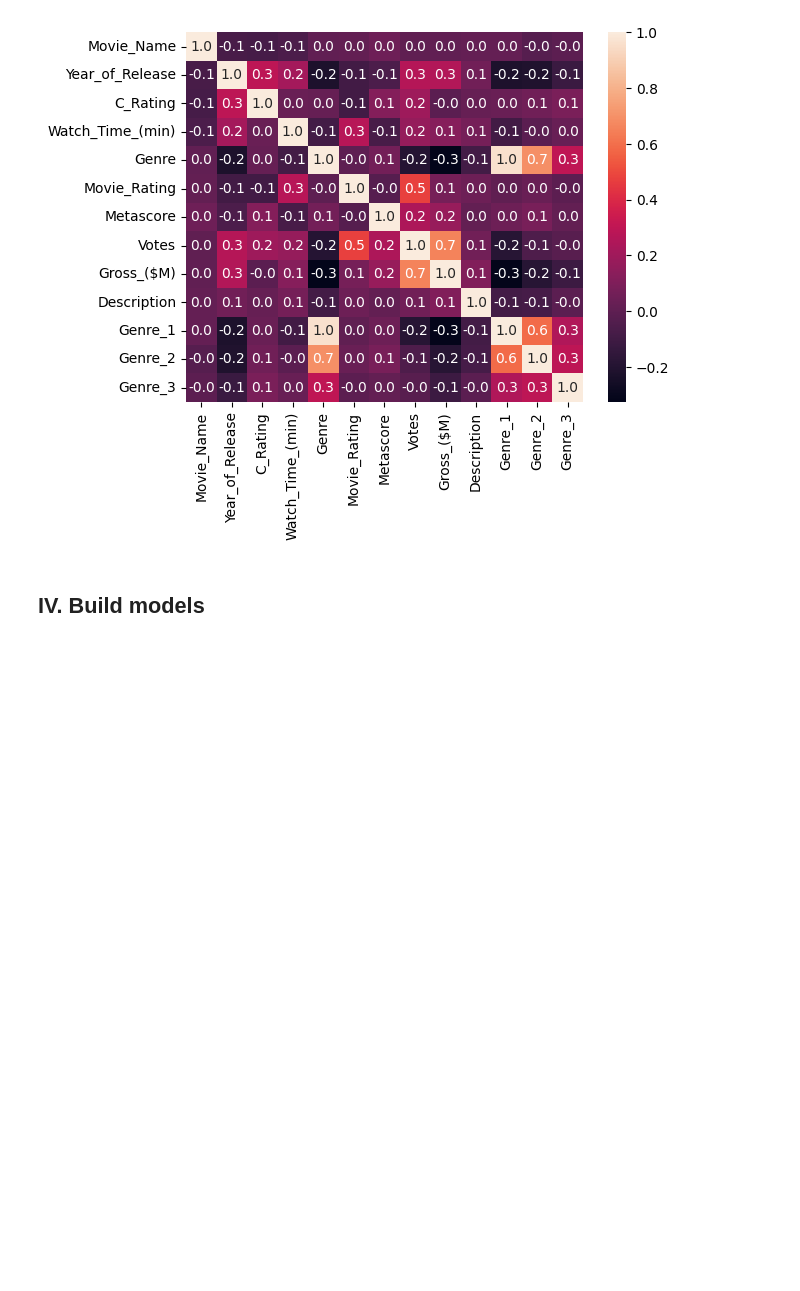
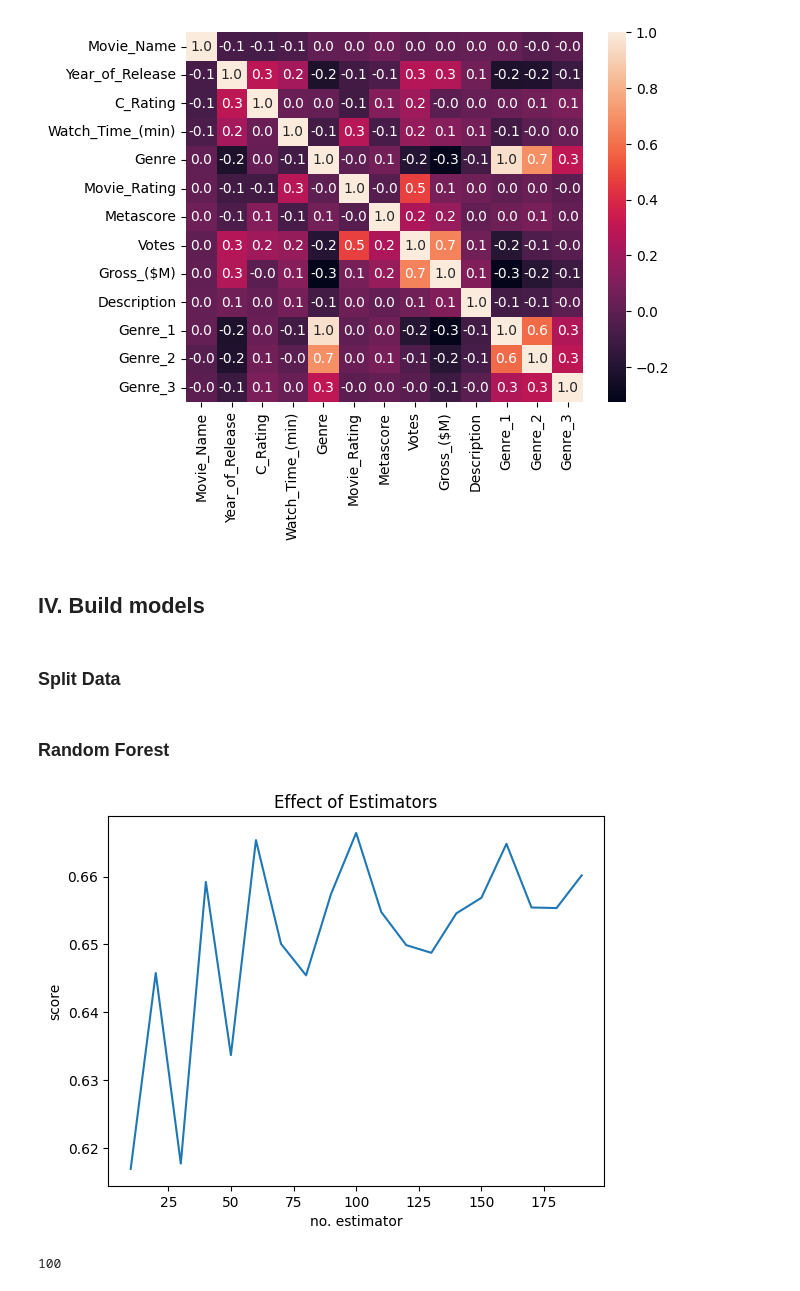
Before and after one commit to Skywoodthefifth/Web-Scraping, a Jupyter notebook: SmallDataModel.ipynb, the cells around one changed output. Drawn from its saved outputs; the diff is of its cells as text; code cells hidden in the pictures; blank space fills up the shorter version.

```diff
--- a/SmallDataModel.ipynb
+++ b/SmallDataModel.ipynb
@@ -457,5 +457,30 @@ plt.show()
 [figure]
 # %% [markdown]
 ## IV. Build models
+# %% [markdown]
+### Split Data
 # %%
 X_train, X_test, y_train, y_test = train_test_split(X_scale, y, test_size = 0.3, random_state = 52)
+# %% [markdown]
+### Random Forest
+# %%
+model_RF = RandomForestRegressor(n_jobs=-1)
+
+estimators = np.arange(10, 200, 10)
+scores = []
+for n in estimators:
+    model_RF.set_params(n_estimators=n)
+    model_RF.fit(X_train, y_train)
+    scores.append(model_RF.score(X_test, y_test))
+
+plt.title("Effect of Estimators")
+plt.xlabel("no. estimator")
+plt.ylabel("score")
+plt.plot(estimators, scores)
+plt.show()
+
+best_estimators = estimators[np.argmax(scores)]
+estimators[np.argmax(scores)]
+# %% [output]
+[figure, added]
+100
```
Also changed, not shown: parts of 20 cells of this notebook.
